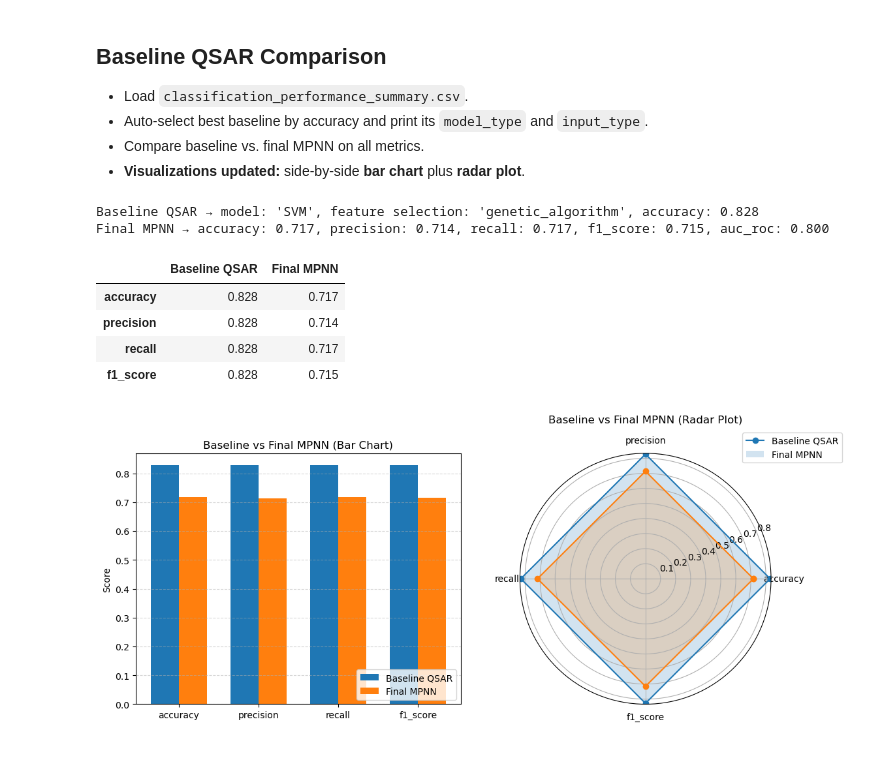
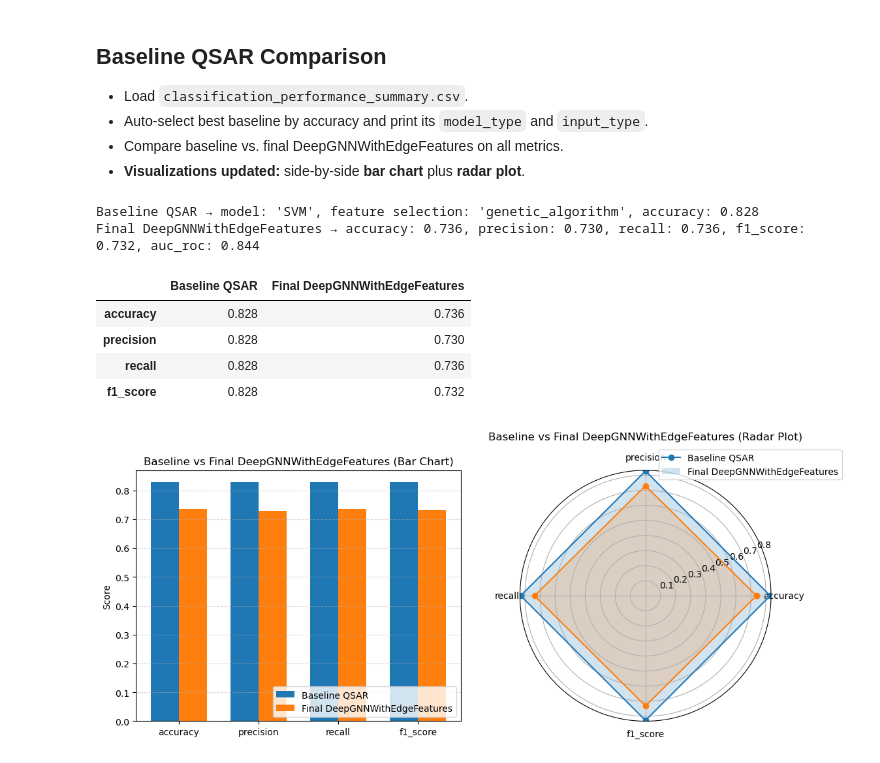
Before and after one commit to ojoawoa/GNN_model_TRPM8_Drug_Potency_prediction, a Jupyter notebook: 6_baseline_comparison/GNN_vs_QSAR_comparison.ipynb, the cells around one changed output. Cells and saved outputs as stored; diff of their text form; code cells hidden in the pictures.

```diff
--- a/6_baseline_comparison/GNN_vs_QSAR_comparison.ipynb
+++ b/6_baseline_comparison/GNN_vs_QSAR_comparison.ipynb
@@ -3,7 +3,7 @@
 ## Baseline QSAR Comparison
 - Load `classification_performance_summary.csv`.
 - Auto-select best baseline by accuracy and print its `model_type` and `input_type`.
-- Compare baseline vs. final MPNN on all metrics.
+- Compare baseline vs. final DeepGNNWithEdgeFeatures on all metrics.
 - **Visualizations updated:** side-by-side **bar chart** plus **radar plot**.
 # %%
 # %%
@@ -37,15 +37,15 @@ baseline_metrics = {
     "f1_score":  best_baseline["f1_score"],
 }
 
-#Load final MPNN metrics from CSV
+#Load final DeepGNNWithEdgeFeatures metrics from CSV
 kfold =10  # ← adjust this value based on your k-fold cross-validation
-model = "MPNN"  # ← adjust this value based on your model
-final_csv = f"../5_model_training/MPNN_results/classification_{kfold}fold/final_metrics.csv"  # ← adjust this path
+model = "DeepGNNWithEdgeFeatures"  # ← adjust this value based on your model
+final_csv = f"../5_model_training/GraphSAGE_results/classification_{kfold}fold/final_metrics.csv"  # ← adjust this path
 final_df  = pd.read_csv(final_csv)
 final_row = final_df.iloc[0]
 
 print(
-    f"Final MPNN → accuracy: {final_row['accuracy']:.3f}, "
+    f"Final DeepGNNWithEdgeFeatures → accuracy: {final_row['accuracy']:.3f}, "
     f"precision: {final_row['precision']:.3f}, "
     f"recall: {final_row['recall']:.3f}, "
     f"f1_score: {final_row['f1_score']:.3f}, "
@@ -63,7 +63,7 @@ final_metrics = {
 metrics = list(baseline_metrics.keys())
 comp_df = pd.DataFrame({
     "Baseline QSAR": [baseline_metrics[m] for m in metrics],
-    "Final MPNN":    [final_metrics[m]    for m in metrics]
+    "Final DeepGNNWithEdgeFeatures":    [final_metrics[m]    for m in metrics]
 }, index=metrics).round(3)
 
 display(comp_df)
@@ -71,7 +71,7 @@ display(comp_df)
 #Plot bar chart and radar plot side-by-side
 labels        = metrics
 baseline_vals = comp_df['Baseline QSAR'].tolist()
-final_vals    = comp_df['Final MPNN'].tolist()
+final_vals    = comp_df['Final DeepGNNWithEdgeFeatures'].tolist()
 
 fig = plt.figure(figsize=(12, 5))
 
@@ -80,42 +80,42 @@ ax_bar = fig.add_subplot(1, 2, 1)
 x = np.arange(len(labels))
 width = 0.35
 ax_bar.bar(x - width/2, baseline_vals, width, label='Baseline QSAR')
-ax_bar.bar(x + width/2, final_vals,    width, label='Final MPNN')
+ax_bar.bar(x + width/2, final_vals,    width, label='Final DeepGNNWithEdgeFeatures')
 ax_bar.set_xticks(x)
 ax_bar.set_xticklabels(labels, rotation=0)
 ax_bar.set_ylabel('Score')
-ax_bar.set_title('Baseline vs Final MPNN (Bar Chart)')
+ax_bar.set_title('Baseline vs Final DeepGNNWithEdgeFeatures (Bar Chart)')
 ax_bar.legend(loc='lower right')
 ax_bar.grid(axis='y', linestyle='--', alpha=0.5)
 
 # Save the bar chart as an image
 plt.savefig(f"bar_chart_{model}_vs_QSARcomparison.png")
 
 # Radar plot
 ax_rad = fig.add_subplot(1, 2, 2, polar=True)
 baseline_loop = baseline_vals + baseline_vals[:1]
 final_loop    = final_vals    + final_vals[:1]
 angles = np.linspace(0, 2*np.pi, len(labels), endpoint=False).tolist()
 angles += angles[:1]
 ax_rad.plot(angles, baseline_loop, marker='o')
 ax_rad.fill(angles, baseline_loop, alpha=0.2)
 ax_rad.plot(angles, final_loop, marker='o')
 ax_rad.fill(angles, final_loop, alpha=0.2)
 ax_rad.set_thetagrids(np.degrees(angles[:-1]), labels)
-ax_rad.set_title('Baseline vs Final MPNN (Radar Plot)', y=1.1)
-ax_rad.legend(['Baseline QSAR', 'Final MPNN'], loc='upper right', bbox_to_anchor=(1.3, 1.1))
+ax_rad.set_title('Baseline vs Final DeepGNNWithEdgeFeatures (Radar Plot)', y=1.1)
+ax_rad.legend(['Baseline QSAR', 'Final DeepGNNWithEdgeFeatures'], loc='upper right', bbox_to_anchor=(1.3, 1.1))
 
 # Save the radar plot as an image
 plt.savefig(f"radar_plot_{model}_vs_QSARcomparison.png")
 
 plt.tight_layout()
 plt.show()
 # %% [output]
 Baseline QSAR → model: 'SVM', feature selection: 'genetic_algorithm', accuracy: 0.828
-Final MPNN → accuracy: 0.717, precision: 0.714, recall: 0.717, f1_score: 0.715, auc_roc: 0.800
+Final DeepGNNWithEdgeFeatures → accuracy: 0.736, precision: 0.730, recall: 0.736, f1_score: 0.732, auc_roc: 0.844
-|  | Baseline QSAR | Final MPNN |
-| accuracy | 0.828 | 0.717 |
-| precision | 0.828 | 0.714 |
-| recall | 0.828 | 0.717 |
-| f1_score | 0.828 | 0.715 |
+|  | Baseline QSAR | Final DeepGNNWithEdgeFeatures |
+| accuracy | 0.828 | 0.736 |
+| precision | 0.828 | 0.730 |
+| recall | 0.828 | 0.736 |
+| f1_score | 0.828 | 0.732 |
-[figure, old version]
+[figure, new version]
```
